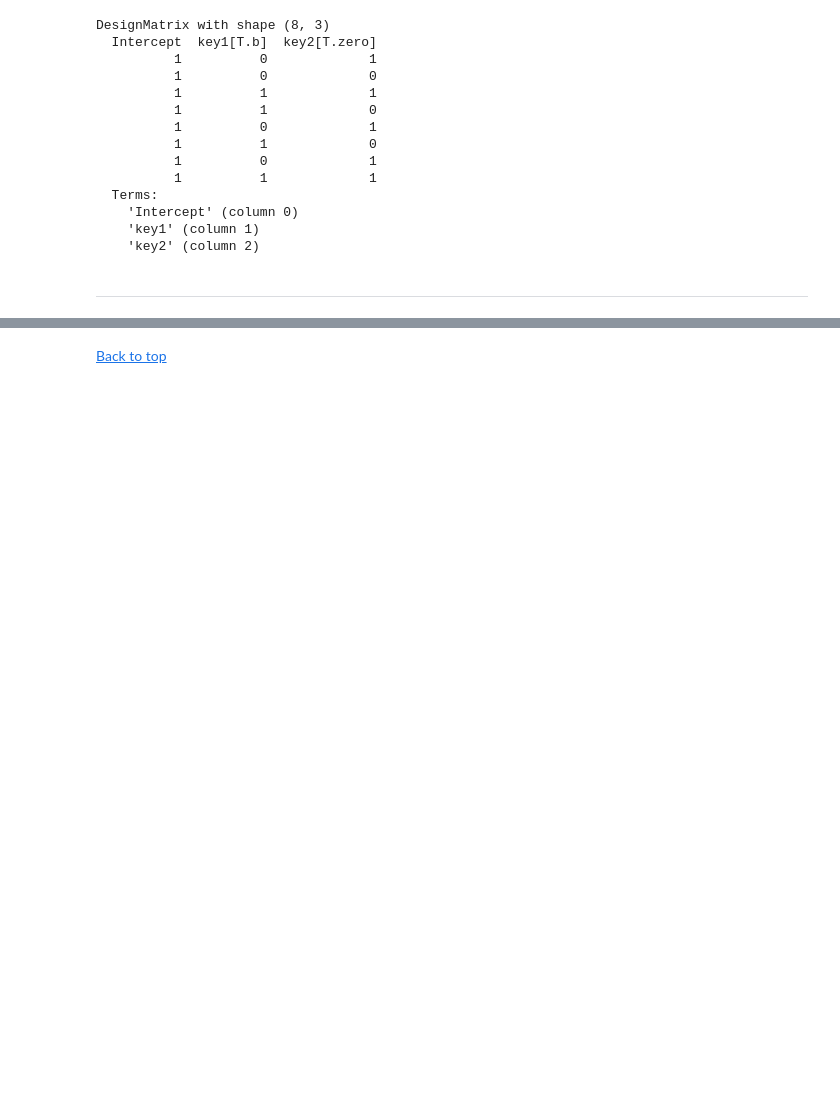
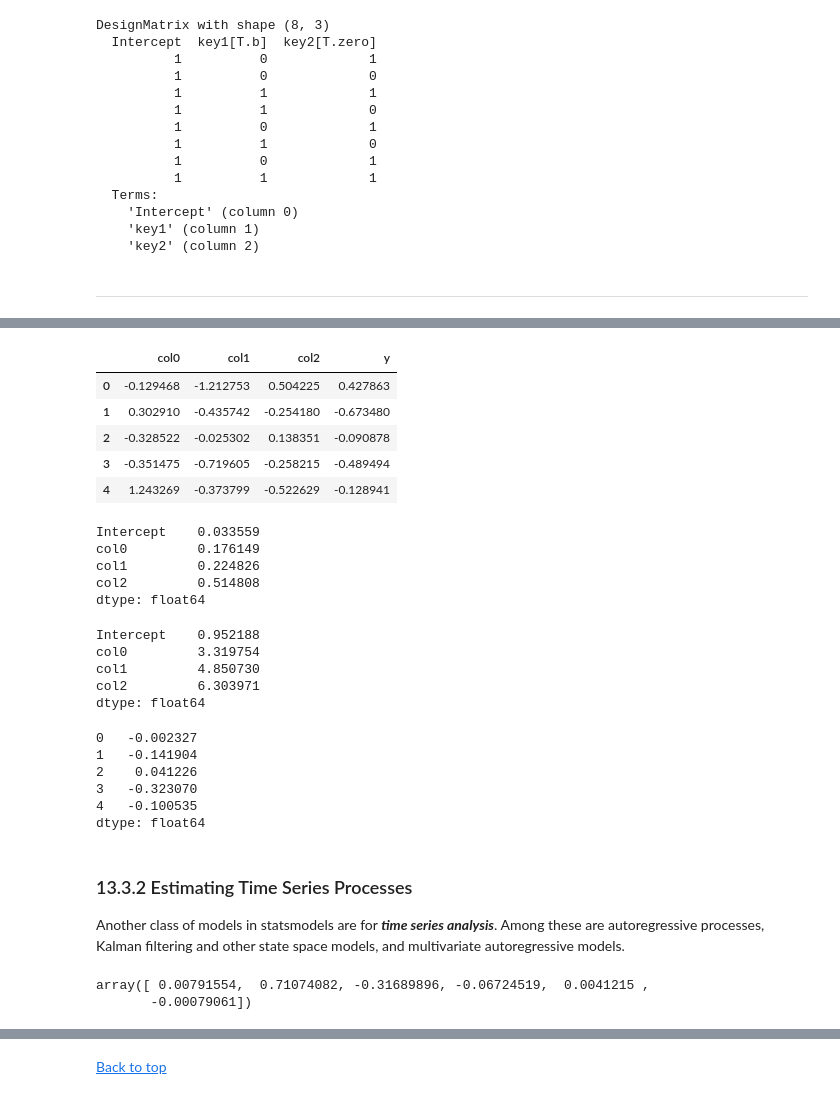
Before and after one commit to mikelhsia/Python, a Jupyter notebook: numpyPractice/pythonDataAnalysisChap13.ipynb, the cells around one changed output, grey strips where cells are left out. Cells and saved outputs as stored; diff of their text form; code cells hidden in the pictures; blank space fills up the shorter version.

Commit message:
[Python for Data Analysis] 1. Chap 13.3 statsmodels

```diff
--- a/numpyPractice/pythonDataAnalysisChap13.ipynb
+++ b/numpyPractice/pythonDataAnalysisChap13.ipynb
@@ -360,0 +458,73 @@ DesignMatrix with shape (8, 3)
+# %%
+# Suppose instead that all of the model parameters are in a DataFrame:
+data = pd.DataFrame(X, columns=['col0', 'col1', 'col2'])
+data['y'] = y
+
+data[:5]
+# %% [output]
+|  | col0 | col1 | col2 | y |
+| 0 | -0.129468 | -1.212753 | 0.504225 | 0.427863 |
+| 1 | 0.302910 | -0.435742 | -0.254180 | -0.673480 |
+| 2 | -0.328522 | -0.025302 | 0.138351 | -0.090878 |
+| 3 | -0.351475 | -0.719605 | -0.258215 | -0.489494 |
+| 4 | 1.243269 | -0.373799 | -0.522629 | -0.128941 |
+# %%
+# We also do not need to use add_constant when using formulas and pandas objects.
+
+results = smf.ols('y ~ col0 + col1 + col2', data=data).fit()
+results.params
+# %% [output]
+Intercept    0.033559
+col0         0.176149
+col1         0.224826
+col2         0.514808
+dtype: float64
+# %%
+results.tvalues
+# %% [output]
+Intercept    0.952188
+col0         3.319754
+col1         4.850730
+col2         6.303971
+dtype: float64
+# %%
+# Given new out-of-sample data, you can compute predicted values given the estimated model parameters:
+results.predict(data[:5])
+# %% [output]
+0   -0.002327
+1   -0.141904
+2    0.041226
+3   -0.323070
+4   -0.100535
+dtype: float64
+# %% [markdown]
+### 13.3.2 Estimating Time Series Processes
+<a id='1332'></a>
+Another class of models in statsmodels are for ***time series analysis***. Among these are autoregressive processes, Kalman filtering and other state space models, and multivariate autoregressive models.
+# %%
+import random
+
+init_x = 4
+
+values = [init_x, init_x]
+N = 1000
+
+b0 = 0.8
+b1 = -0.4
+noise = dnorm(0, 0.1, N)
+
+for i in range(N):
+    new_x = values[-1] * b0 + values[-2] * b1 + noise[i]
+    values.append(new_x)
+
+# This data has an AR(2) structure (two lags) with parameters 0.8 and –0.4.
+# When you fit an AR model, you may not know the number of lagged terms to include,
+# so you can fit the model with some larger number of lags:
+MAXLAGS = 5
+model = sm.tsa.AR(values)
+results = model.fit(MAXLAGS)
+
+results.params
+# %% [output]
+array([ 0.00791554,  0.71074082, -0.31689896, -0.06724519,  0.0041215 ,
+       -0.00079061])
```
Also changed, not shown: parts of 9 cells of this notebook.
